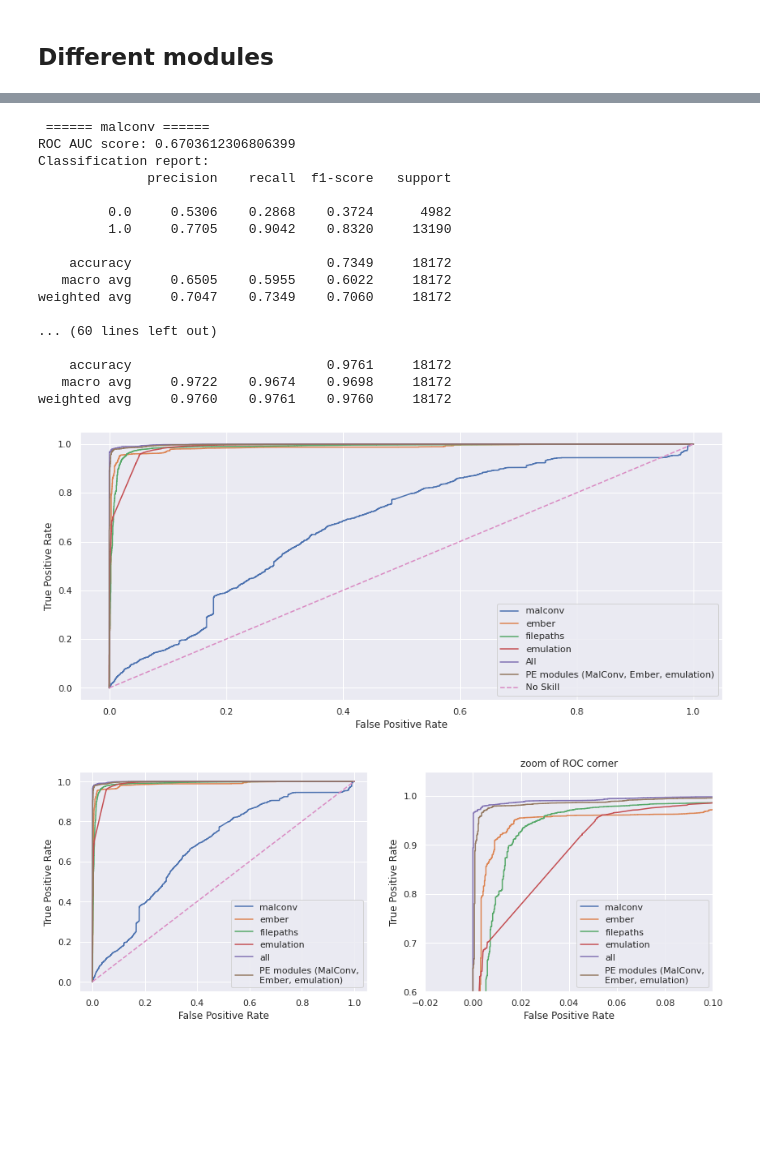
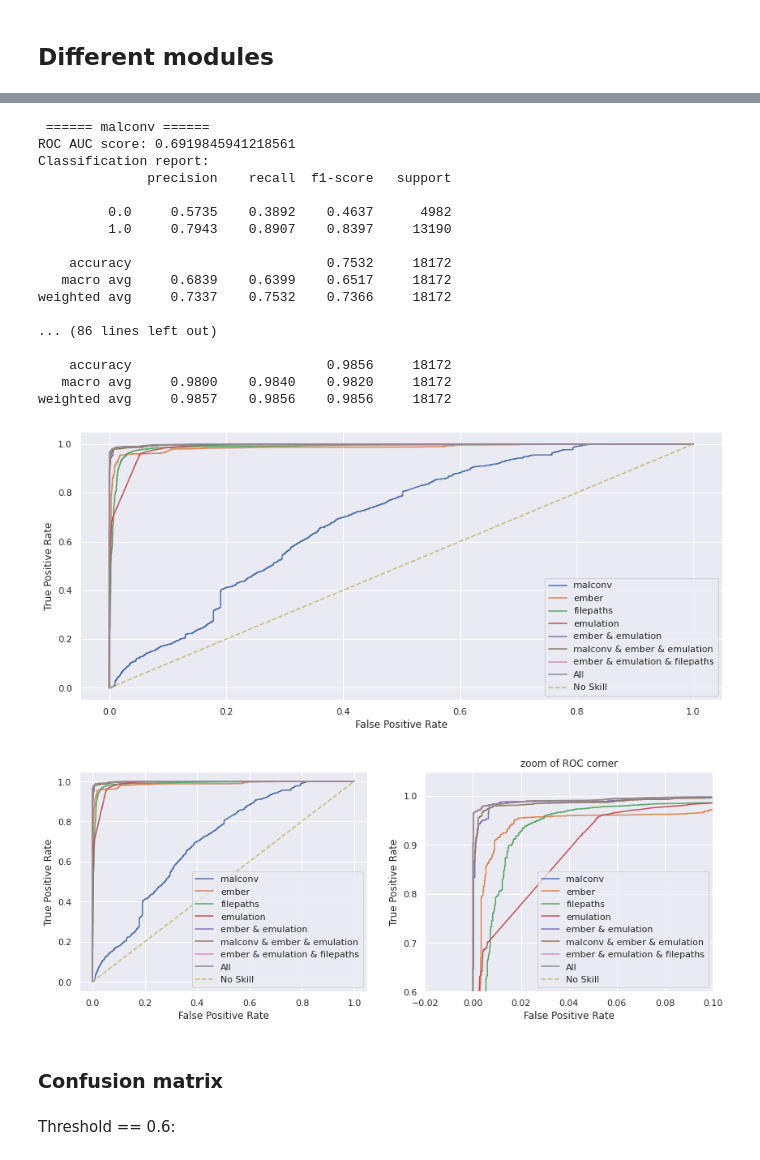
Before and after one commit to dtrizna/quo.vadis, a Jupyter notebook: evaluation/composite/composite_model_evaluation.ipynb, the cells around one changed output, grey strips where cells are left out. Saved outputs shown, nothing was run; the diff lists cells and outputs as text; code cells hidden in the pictures; blank space fills up the shorter version.

Commit message:
finalization of composite performance tests

```diff
--- a/evaluation/composite/composite_model_evaluation.ipynb
+++ b/evaluation/composite/composite_model_evaluation.ipynb
@@ -33,11 +33,11 @@ def fit(models, x_trains, y_train, save=False):
             models[model].save_late_fusion_model()
         print(f"Took: {time.time() - c1:.2f}s")
 
-def evaluate(models, x_tests, y_test, ax=None, print_score=True):
+def evaluate(models, x_tests, y_test, ax=None, threshold=0.6, print_score=True):
     probs = {}
     for model in models:
         probs[model] = models[model].predict_proba(x_tests[model])[:,1]
-        preds = np.where(probs[model] > 0.5, 1, 0)
+        preds = np.where(probs[model] > threshold, 1, 0)
         if print_score:
             print("\n", "="*6, f"{model}", "="*6)
             print(f"ROC AUC score: {roc_auc_score(y_test, probs[model])}")
@@ -121,25 +121,23 @@ weighted avg     0.9850    0.9849    0.9849     18172
 ## Different modules
 # %%
 modulelist = [["malconv"], ["ember"], ["filepaths"], ["emulation"],
-            ["malconv", "ember", "filepaths", "emulation"],
-            ["malconv", "ember", "emulation"]]
+            ["ember", "emulation"], ["malconv", "ember", "emulation"],
+            ["ember", "emulation", "filepaths"],
+            ["malconv", "ember", "filepaths", "emulation"]]
 models = {}
 x_trains = {}
 x_tests = {}
 for modules in modulelist:
-    name = "_".join(modules)
+    name = " & ".join(modules)
     if len(modules) == 4:
         name = "All"
-    if name == "malconv_ember_emulation":
-        name = "PE modules (MalConv, Ember, emulation)"
-
     params = {
-    "malconv_model_path": 'modules/sota/malconv/parameters/malconv.checkpoint',
-    "ember_2019_model_path": 'modules/sota/ember/parameters/ember_model.txt',
-    "filepath_model_path": 'modules/filepath/pretrained/1646930331-model.torch',
-    "filepath_bytes": 'modules/filepath/pretrained/keep_bytes-ed64-pl150-kb150-1646917941.pickle',
-    "emulation_model_path": 'modules/emulation/pretrained/1646990611-model.torch',
-    "emulation_apicalls": 'modules/emulation/pretrained/api_calls_preserved-ed96-pl150-kb600-1646926097.pickle',
+        "malconv_model_path": 'modules/sota/malconv/parameters/malconv.checkpoint',
+        "ember_2019_model_path": 'modules/sota/ember/parameters/ember_model.txt',
+        "filepath_model_path": 'modules/filepath/pretrained/torch.model',
+        "filepath_bytes": 'modules/filepath/pretrained/pickle.bytes',
+        "emulation_model_path": 'modules/emulation/pretrained/torch.model',
+        "emulation_apicalls": 'modules/emulation/pretrained/pickle.apicalls',
     }
     models[name] = CompositeClassifier(modules=modules, late_fusion_model="MultiLayerPerceptron", mlp_hidden_layer_sizes=(15,), **params, root=repo_root)
     x_trains[name] = models[name].get_modular_x(modules, x_train)
@@ -235,35 +238,36 @@ FPR:  1.65% | TPR: 98.00% | FNR:  2.00% | Thr.: 0.7334 | PE modules (MalConv, Em
 probs = evaluate(models, x_tests, y_test)
 # %% [output]
  ====== malconv ======
-ROC AUC score: 0.6703612306806399
+ROC AUC score: 0.6919845941218561
 Classification report:
               precision    recall  f1-score   support
 
-         0.0     0.5306    0.2868    0.3724      4982
-         1.0     0.7705    0.9042    0.8320     13190
+         0.0     0.5735    0.3892    0.4637      4982
+         1.0     0.7943    0.8907    0.8397     13190
 
-    accuracy                         0.7349     18172
-   macro avg     0.6505    0.5955    0.6022     18172
-weighted avg     0.7047    0.7349    0.7060     18172
+    accuracy                         0.7532     18172
+   macro avg     0.6839    0.6399    0.6517     18172
+weighted avg     0.7337    0.7532    0.7366     18172
 
-... (60 lines left out)
+... (86 lines left out)
 
-    accuracy                         0.9761     18172
-   macro avg     0.9722    0.9674    0.9698     18172
-weighted avg     0.9760    0.9761    0.9760     18172
+    accuracy                         0.9856     18172
+   macro avg     0.9800    0.9840    0.9820     18172
+weighted avg     0.9857    0.9856    0.9856     18172
-[figure, old version]
+[figure, new version]
 # %%
-legend = ['malconv', 'ember', 'filepaths', 'emulation', 'all', 'PE modules (MalConv,\nEmber, emulation)']
 fig, ax = plt.subplots(1,2, figsize=(14,5))
 evaluate(models, x_tests, y_test, ax=ax[0], print_score=False)
 probs = evaluate(models, x_tests, y_test, ax=ax[1], print_score=False)
 ax[1].set_ylim([0.6, 1.05])
 ax[1].set_xlim([-0.02, 0.1])
-ax[1].set_title("zoom of ROC corner")
-ax[1].legend(legend)
-_ = ax[0].legend(legend)
+_ = ax[1].set_title("zoom of ROC corner")
+#ax[1].legend(legend)
+#_ = ax[0].legend(legend)
 # %% [output]
-[figure, old version]
+[figure, new version]
+# %% [markdown]
+### Confusion matrix
 # %%
 def draw_confusion_matrix(y_true, y_pred, counts=False, figsize=(6,6)):
     cf_matrix = confusion_matrix(y_true, y_pred)
@@ -291,6 +295,8 @@ def print_scores(y_true, y_pred):
     print("Recall: ", recall_score(y_true, y_pred))
     print("Precision: ", precision_score(y_true, y_pred))
     print("Accuracy: ", (y_true == y_pred).mean() * 100)
+# %% [markdown]
+Threshold == 0.6:
 # %%
 y_pred = (probs["All"] >= 0.6).astype(int)
 draw_confusion_matrix(y_test, y_pred, counts=True)
```
Also changed, not shown: parts of 24 cells of this notebook.
